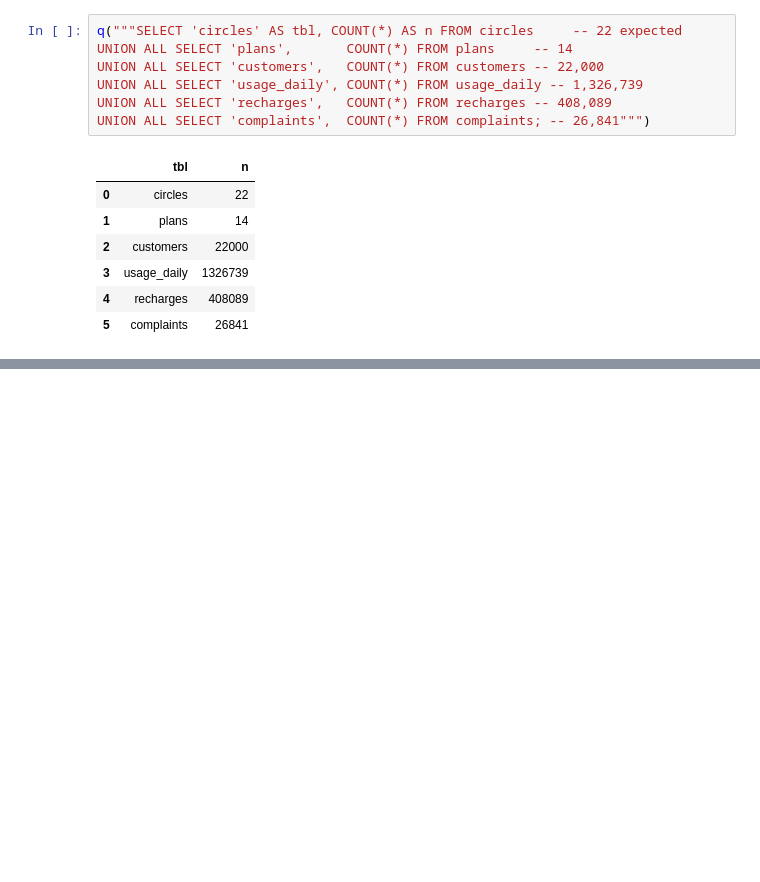
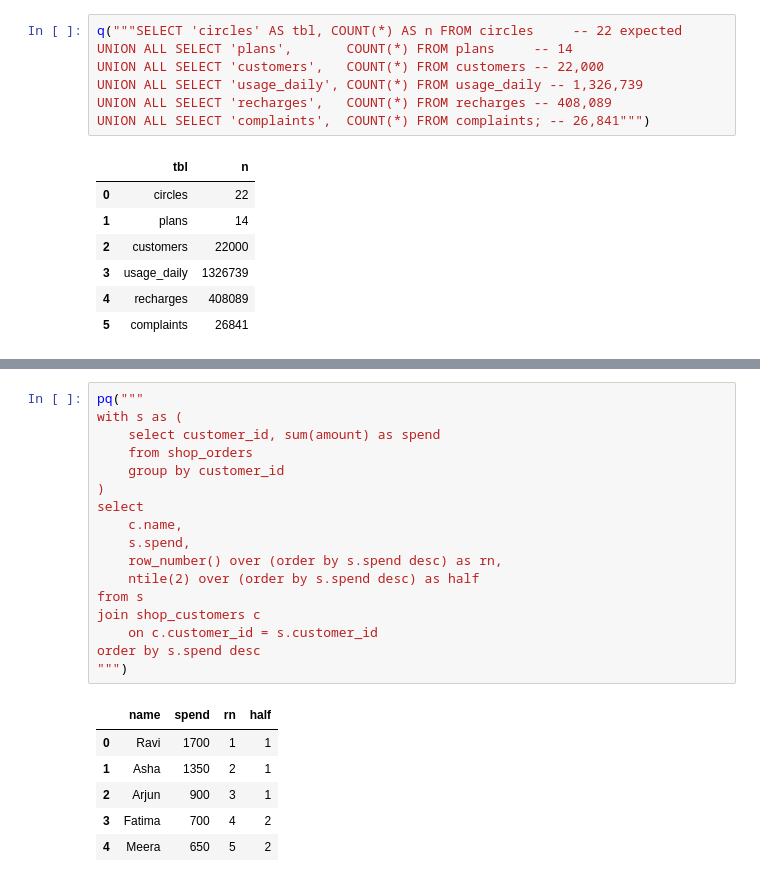
Before and after one commit to kingfaraz777/Airtel-Telecom-Analysis, a Jupyter notebook: notebooks/verify_handover.ipynb, the cells around one changed output, grey strips where cells are left out. Cells and saved outputs as stored; diff of their text form; blank space fills up the shorter version.

```diff
--- a/notebooks/verify_handover.ipynb
+++ b/notebooks/verify_handover.ipynb
@@ -45,0 +135,24 @@ UNION ALL SELECT 'complaints',  COUNT(*) FROM complaints; -- 26,841""")
+# %%
+pq("""
+with s as (
+    select customer_id, sum(amount) as spend
+    from shop_orders
+    group by customer_id
+)
+select
+    c.name,
+    s.spend,
+    row_number() over (order by s.spend desc) as rn,
+    ntile(2) over (order by s.spend desc) as half
+from s
+join shop_customers c
+    on c.customer_id = s.customer_id
+order by s.spend desc
+""")
+# %% [output]
+|  | name | spend | rn | half |
+| 0 | Ravi | 1700 | 1 | 1 |
+| 1 | Asha | 1350 | 2 | 1 |
+| 2 | Arjun | 900 | 3 | 1 |
+| 3 | Fatima | 700 | 4 | 2 |
+| 4 | Meera | 650 | 5 | 2 |
```
Also changed, not shown: parts of 17 cells of this notebook, 4 other files.
